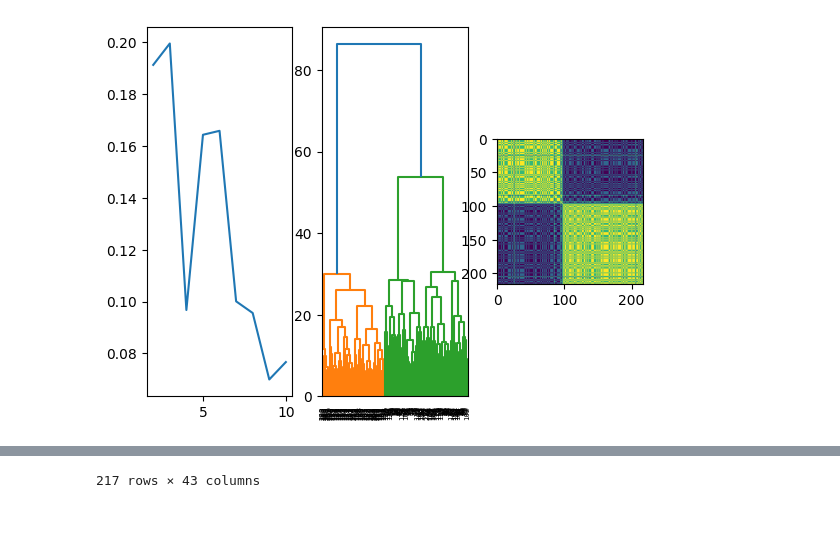
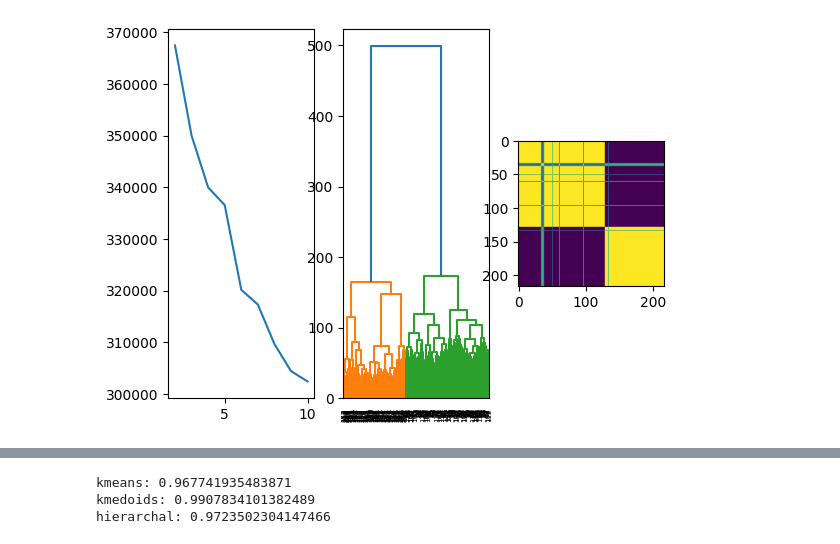
Before and after one commit to tylerksoong/clusteringhw, a Jupyter notebook: tcga_test.ipynb, the cells around one changed output, grey strips where cells are left out. Saved outputs shown, nothing was run; the diff lists cells and outputs as text; code cells hidden in the pictures.

```diff
--- a/tcga_test.ipynb
+++ b/tcga_test.ipynb
@@ -3,10 +3,11 @@ from cluster_pipeline import pipeline,X
 # %%
 import pandas as pd
+import numpy as np
 
 df = pd.read_csv('TCGA_example.txt',sep=" ")
 train_df = df.drop("Subtype", axis=1)
-train_df = df.sample(n=40, axis=1)
+train_df = train_df.sample(n=1500, axis=1)
 
 results = pipeline(train_df, 2)
 # %% [output]
-[figure, old version]
+[figure, new version]
@@ -25 +14,14 @@ results = pipeline(train_df, 2)
-217 rows × 43 columns
+# %%
+truth = (df['Subtype'] == 'Basal').astype(int)
+
+#since there are two categories, if the number is really low simply flip it around
+for method in ['kmeans', 'kmedoids', 'hierarchal']:
+    score = np.mean(results[method] == truth)
+    if score < .5:
+        print(f"{method}: {1-score}")
+    else:
+        print(f"{method}: {score}")
+# %% [output]
+kmeans: 0.967741935483871
+kmedoids: 0.9907834101382489
+hierarchal: 0.9723502304147466
```
Also changed, not shown: parts of 2 cells of this notebook, 1 other file.
